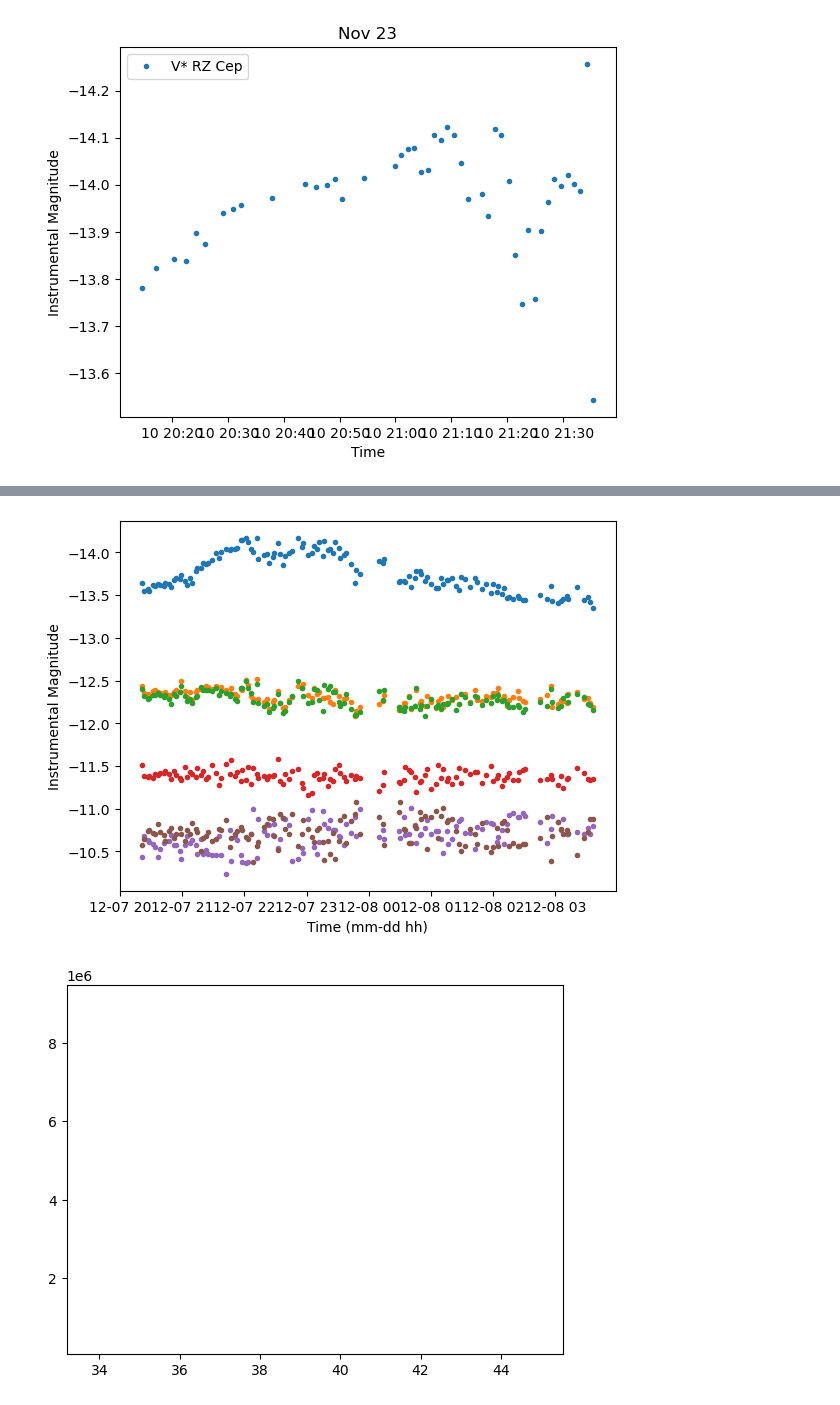
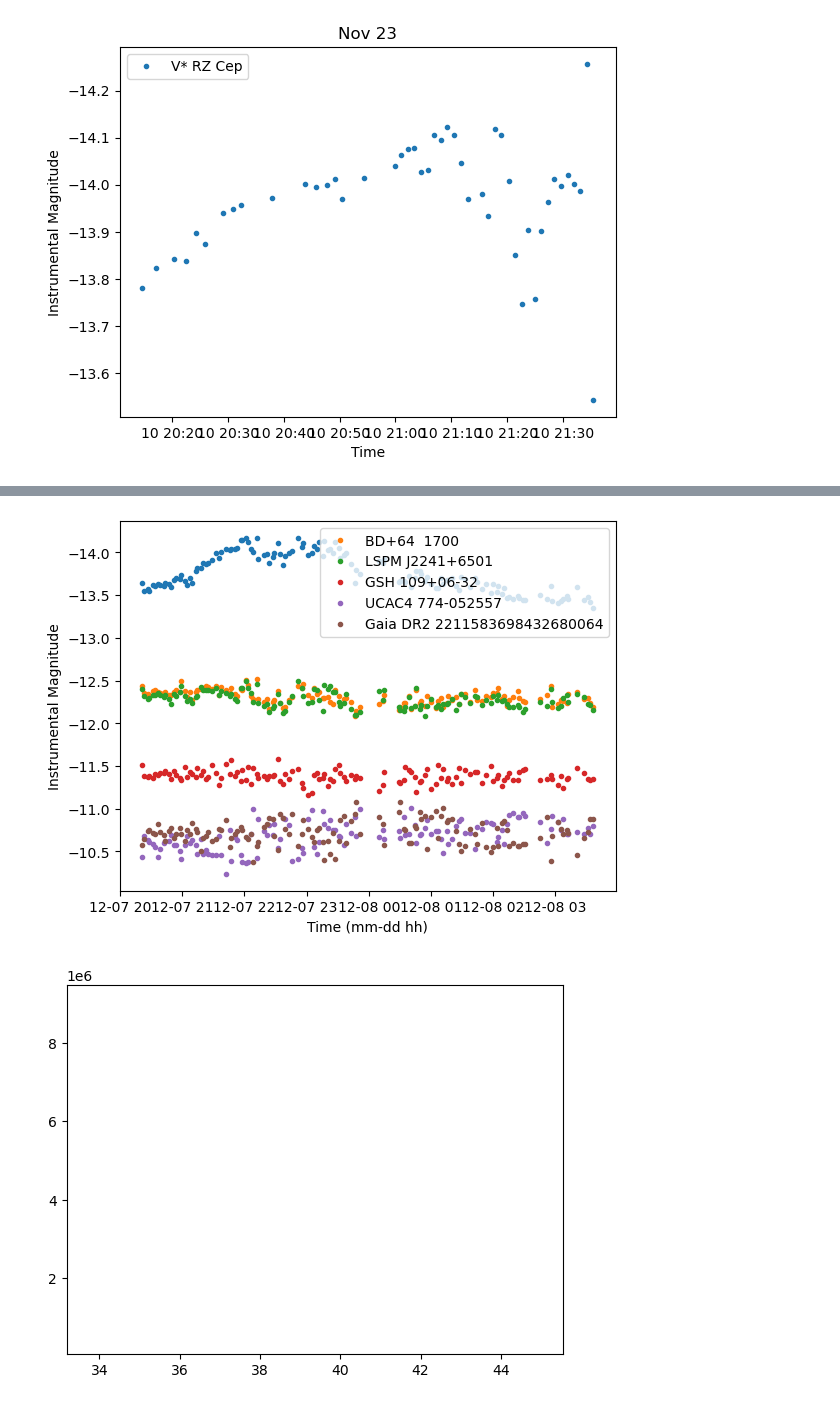
Before and after one commit to milliebutspace/MPhys-Code, a Jupyter notebook: Normalisation Retry M.ipynb, the cells around one changed output, grey strips where cells are left out. Saved outputs shown, nothing was run; the diff lists cells and outputs as text; code cells hidden in the pictures.

```diff
--- a/Normalisation Retry M.ipynb
+++ b/Normalisation Retry M.ipynb
@@ -472,39 +472,40 @@ for i in range(len(file_list_2)):
     mag_star5_ = df.loc[df['star_id'] == 'Gaia DR2 2211583698432680064']['normalised_mag']
 
     if len(mag_rz_) == 0:
         continue
     if len(mag_star1_) == 0:
         continue
     if len(mag_star2_) == 0:
         continue
     if len(mag_star3_) == 0:
         continue
     if len(mag_star4_) == 0:
         continue
     if len(mag_star5_) == 0:
         continue
 
     mag_rz.append(float(mag_rz_))
     mag_star1.append(float(mag_star1_))
     mag_star2.append(float(mag_star2_))
     mag_star3.append(float(mag_star3_))
     mag_star4.append(float(mag_star4_))
     mag_star5.append(float(mag_star5_))
     time_stars.append(df['date_time'][0])
 
 date_time_stars = pd.to_datetime(time_stars)
 plt.plot(date_time_stars, mag_rz, marker='.', ls='None')
-plt.plot(date_time_stars, mag_star1, marker='.', ls='None')
-plt.plot(date_time_stars, mag_star2, marker='.', ls='None')
-plt.plot(date_time_stars, mag_star3, marker='.', ls='None')
-plt.plot(date_time_stars, mag_star4, marker='.', ls='None')
-plt.plot(date_time_stars, mag_star5, marker='.', ls='None')
+plt.plot(date_time_stars, mag_star1, marker='.', ls='None', label='BD+64  1700')
+plt.plot(date_time_stars, mag_star2, marker='.', ls='None', label='LSPM J2241+6501')
+plt.plot(date_time_stars, mag_star3, marker='.', ls='None', label='GSH 109+06-32')
+plt.plot(date_time_stars, mag_star4, marker='.', ls='None', label='UCAC4 774-052557')
+plt.plot(date_time_stars, mag_star5, marker='.', ls='None', label='Gaia DR2 2211583698432680064')
 plt.gca().invert_yaxis()
+plt.legend()
 plt.xlabel('Time (mm-dd hh)')
 plt.ylabel('Instrumental Magnitude')
 plt.show()
 # %% [output]
-[figure, old version]
+[figure, new version]
 # %%
 path_stars_2 = Path(f'./RZ Cep/All_RZ_Cep/2023_01_23/RZ_Cep/CSVs/Normalised')
 file_list_3 = [f for f in os.listdir(path_stars_2)if f.endswith('.csv')]
```
Also changed, not shown: parts of 1 cell of this notebook.
